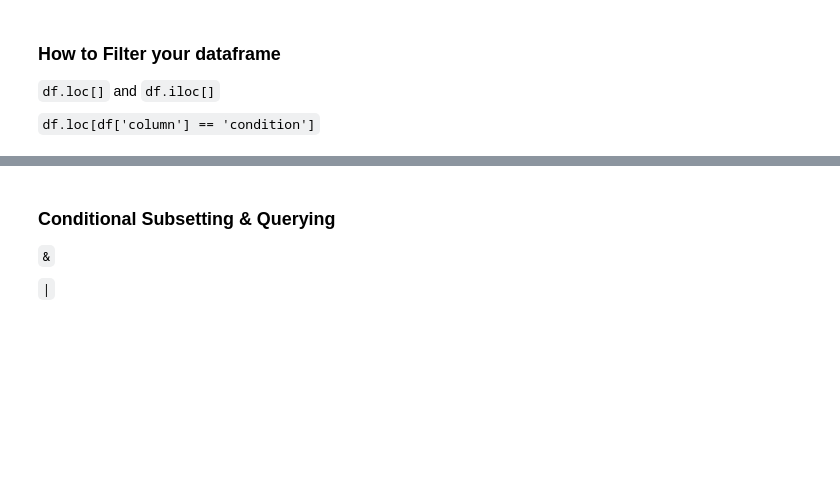
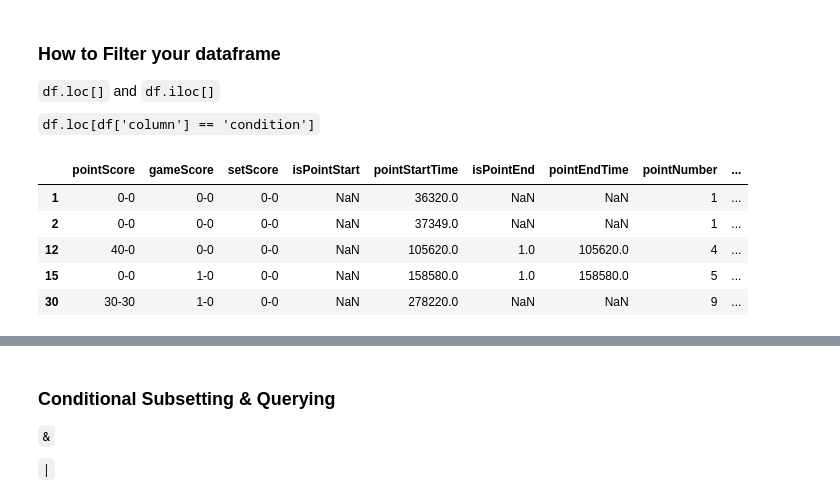
Before and after one commit to cjgimena/consulting-spring2025, a Jupyter notebook: week2.ipynb, the cells around one changed output, grey strips where cells are left out. Saved outputs shown, nothing was run; the diff lists cells and outputs as text; code cells hidden in the pictures; blank space fills up the shorter version.

```diff
--- a/week2.ipynb
+++ b/week2.ipynb
@@ -97,3 +234,12 @@ shots.columns
 `df.loc[]` and `df.iloc[]`
 
 `df.loc[df['column'] == 'condition']`
+# %%
+shots.loc[shots['InsideOut'] == 1].head()
+# %% [output]
+|  | pointScore | gameScore | setScore | isPointStart | pointStartTime | isPointEnd | pointEndTime | pointNumber | ... |
+| 1 | 0-0 | 0-0 | 0-0 | NaN | 36320.0 | NaN | NaN | 1 | ... |
+| 2 | 0-0 | 0-0 | 0-0 | NaN | 37349.0 | NaN | NaN | 1 | ... |
+| 12 | 40-0 | 0-0 | 0-0 | NaN | 105620.0 | 1.0 | 105620.0 | 4 | ... |
+| 15 | 0-0 | 1-0 | 0-0 | NaN | 158580.0 | 1.0 | 158580.0 | 5 | ... |
+| 30 | 30-30 | 1-0 | 0-0 | NaN | 278220.0 | NaN | NaN | 9 | ... |
```
Also changed, not shown: parts of 34 cells of this notebook.
